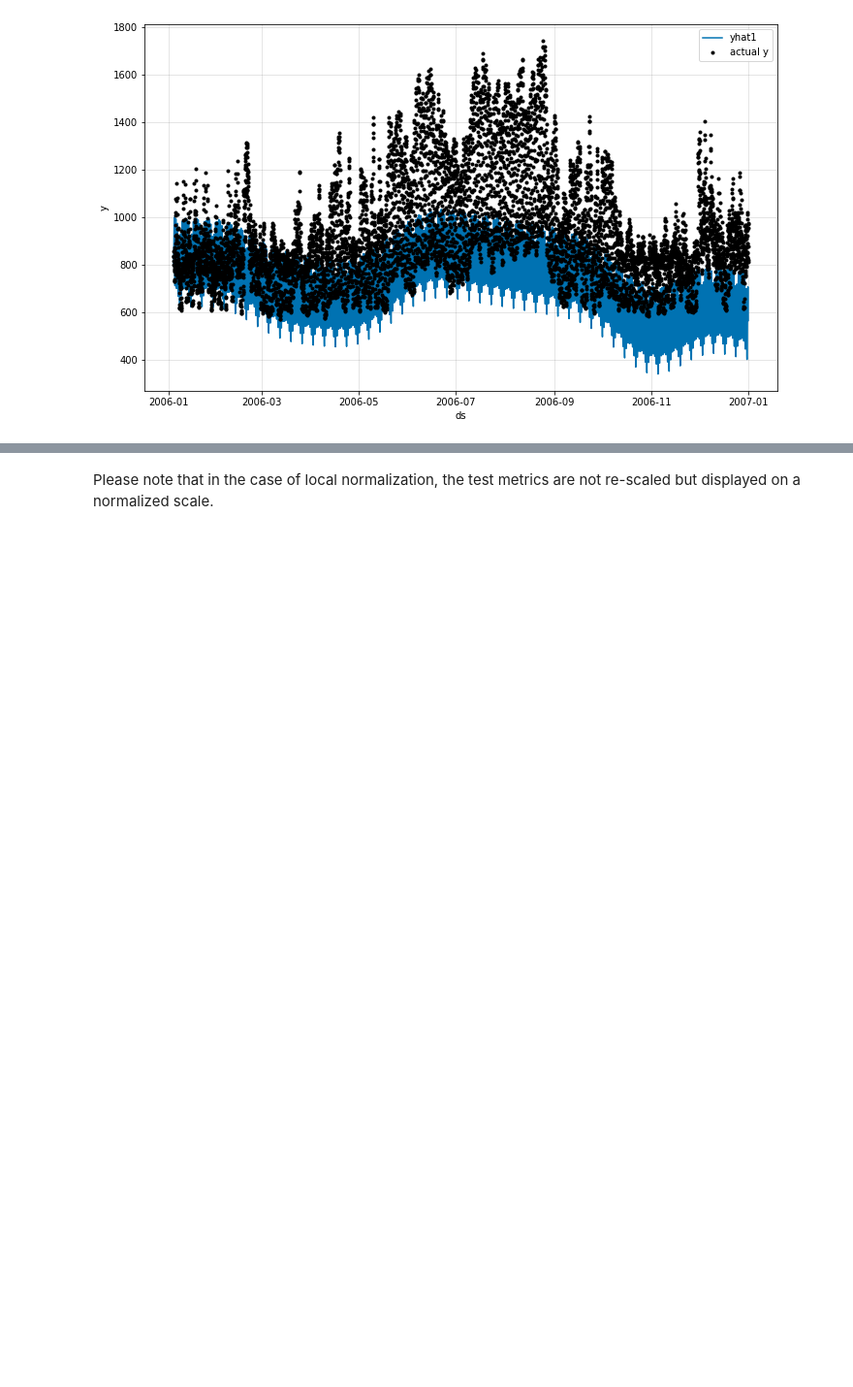
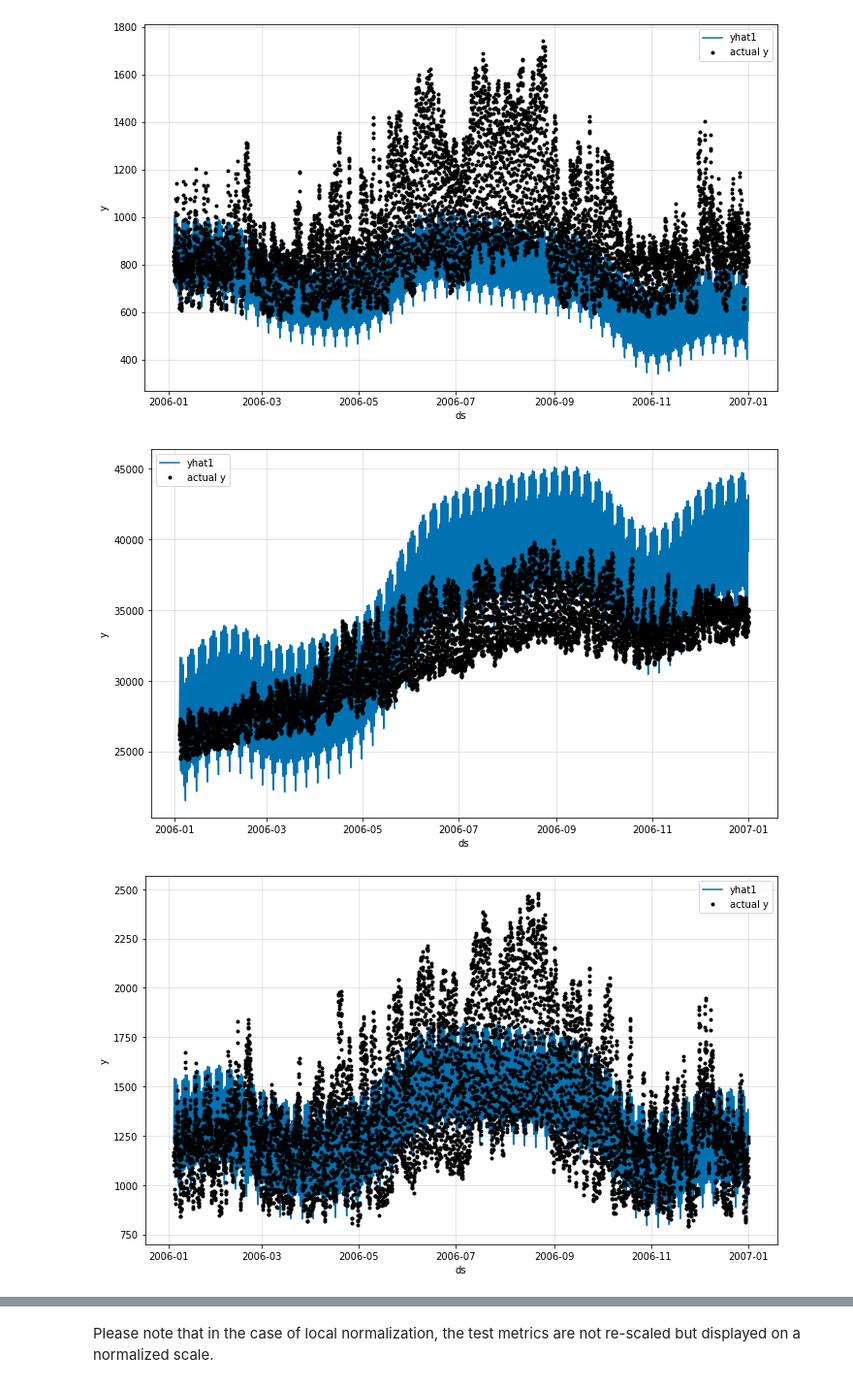
Before and after one commit to agarciadecorral/neural_prophet, a Jupyter notebook: tutorials/feature-use/global_modeling-Copy1.ipynb, the cells around one changed output, grey strips where cells are left out. Shown at 97% size. Saved outputs shown, nothing was run; the diff lists cells and outputs as text; code cells hidden in the pictures; blank space fills up the shorter version.

```diff
--- a/tutorials/feature-use/global_modeling-Copy1.ipynb
+++ b/tutorials/feature-use/global_modeling-Copy1.ipynb
@@ -112,3 +112,11 @@ for i in forecast['ID'].unique():
 [figure]
 [figure]
 [figure]
+# %%
+future = m.make_future_dataframe(df_test, n_historic_predictions = True)
+forecast = m.predict(future)
+for i in forecast['ID'].unique():
+    fig = m.plot(forecast[forecast['ID'] ==  i])
+# %% [output]
+[figure, added]
+[figure, added]
```
Also changed, not shown: parts of 5 cells of this notebook, 2 other files.
